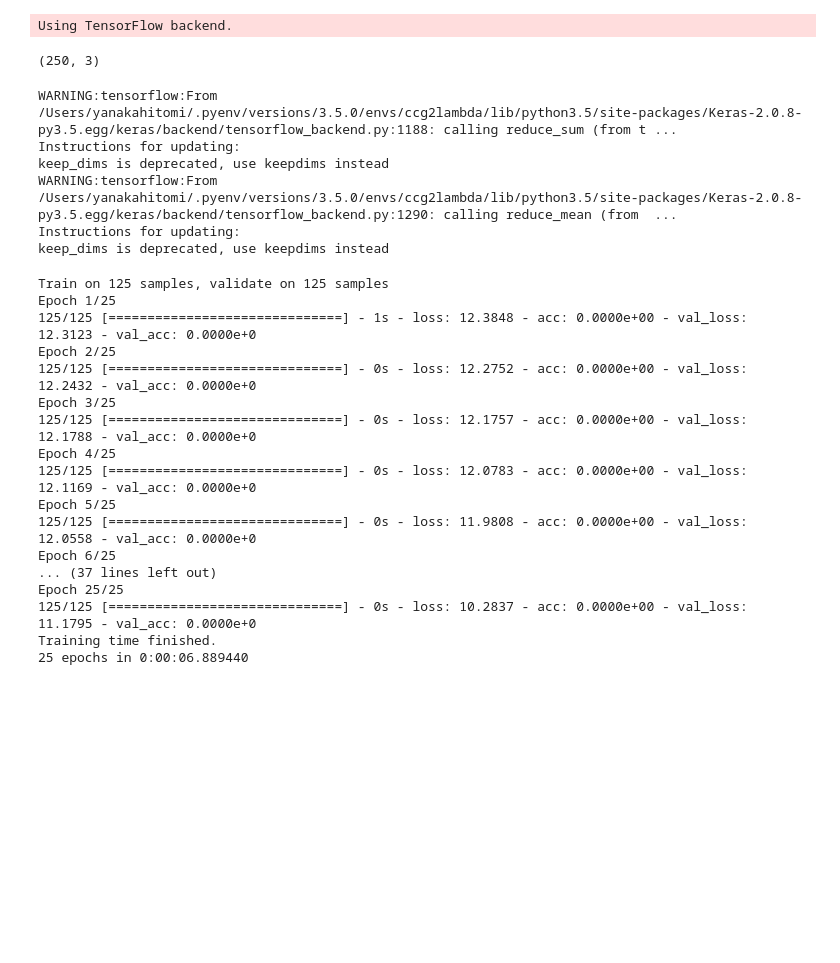
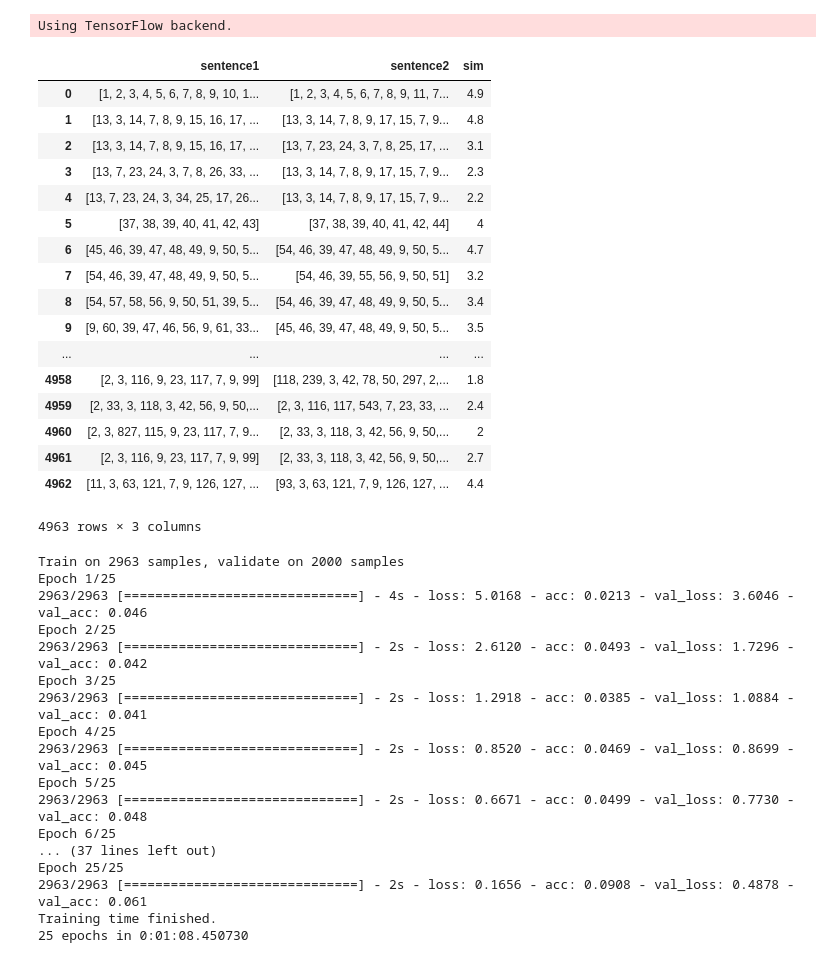
Before and after one commit to verypluming/ccg2lambda, a Jupyter notebook: Siamese-LSTM-keras.ipynb, the cells around one changed output. Cells and saved outputs as stored; diff of their text form; code cells hidden in the pictures; blank space fills up the shorter version.

```diff
--- a/Siamese-LSTM-keras.ipynb
+++ b/Siamese-LSTM-keras.ipynb
@@ -128,9 +127,26 @@ for word, index in vocabulary.items():
 
 del word2vec
 # %%
-train_df.shape
+train_df
 # %% [output]
+|  | sentence1 | sentence2 | sim |
+| 0 | [1, 2, 3, 4, 5, 6, 7, 8, 9, 10, 1... | [1, 2, 3, 4, 5, 6, 7, 8, 9, 11, 7... | 4.9 |
+| 1 | [13, 3, 14, 7, 8, 9, 15, 16, 17, ... | [13, 3, 14, 7, 8, 9, 17, 15, 7, 9... | 4.8 |
+| 2 | [13, 3, 14, 7, 8, 9, 15, 16, 17, ... | [13, 7, 23, 24, 3, 7, 8, 25, 17, ... | 3.1 |
+| 3 | [13, 7, 23, 24, 3, 7, 8, 26, 33, ... | [13, 3, 14, 7, 8, 9, 17, 15, 7, 9... | 2.3 |
+| 4 | [13, 7, 23, 24, 3, 34, 25, 17, 26... | [13, 3, 14, 7, 8, 9, 17, 15, 7, 9... | 2.2 |
+| 5 | [37, 38, 39, 40, 41, 42, 43] | [37, 38, 39, 40, 41, 42, 44] | 4 |
+| 6 | [45, 46, 39, 47, 48, 49, 9, 50, 5... | [54, 46, 39, 47, 48, 49, 9, 50, 5... | 4.7 |
+| 7 | [54, 46, 39, 47, 48, 49, 9, 50, 5... | [54, 46, 39, 55, 56, 9, 50, 51] | 3.2 |
+| 8 | [54, 57, 58, 56, 9, 50, 51, 39, 5... | [54, 46, 39, 47, 48, 49, 9, 50, 5... | 3.4 |
+| 9 | [9, 60, 39, 47, 46, 56, 9, 61, 33... | [45, 46, 39, 47, 48, 49, 9, 50, 5... | 3.5 |
+| ... | ... | ... | ... |
+| 4958 | [2, 3, 116, 9, 23, 117, 7, 9, 99] | [118, 239, 3, 42, 78, 50, 297, 2,... | 1.8 |
+| 4959 | [2, 33, 3, 118, 3, 42, 56, 9, 50,... | [2, 3, 116, 117, 543, 7, 23, 33, ... | 2.4 |
+| 4960 | [2, 3, 827, 115, 9, 23, 117, 7, 9... | [2, 33, 3, 118, 3, 42, 56, 9, 50,... | 2 |
+| 4961 | [2, 3, 116, 9, 23, 117, 7, 9, 99] | [2, 33, 3, 118, 3, 42, 56, 9, 50,... | 2.7 |
+| 4962 | [11, 3, 63, 121, 7, 9, 126, 127, ... | [93, 3, 63, 121, 7, 9, 126, 127, ... | 4.4 |
-(250, 3)
+4963 rows × 3 columns
 # %%
 max_seq_length = max(train_df.sentence1.map(lambda x: len(x)).max(),
                      train_df.sentence2.map(lambda x: len(x)).max(),
@@ -171,7 +187,7 @@ n_epoch = 25
 
 def exponent_neg_manhattan_distance(left, right):
     ''' Helper function for the similarity estimate of the LSTMs outputs'''
-    return K.exp(-K.sum(K.abs(left-right), axis=1, keepdims=True))
+    return K.exp(-K.sum(K.abs(left-right), axis=1, keepdims=True))*5
 
 # The visible layer
 left_input = Input(shape=(max_seq_length,), dtype='int32')
@@ -208,29 +224,23 @@ malstm_trained = malstm.fit([X_train['left'], X_train['right']], Y_train, batch_
 
 print("Training time finished.\n{} epochs in {}".format(n_epoch, datetime.timedelta(seconds=time()-training_start_time)))
 # %% [output]
-WARNING:tensorflow:From /Users/yanakahitomi/.pyenv/versions/3.5.0/envs/ccg2lambda/lib/python3.5/site-packages/Keras-2.0.8-py3.5.egg/keras/backend/tensorflow_backend.py:1188: calling reduce_sum (from t ...
-Instructions for updating:
-keep_dims is deprecated, use keepdims instead
-WARNING:tensorflow:From /Users/yanakahitomi/.pyenv/versions/3.5.0/envs/ccg2lambda/lib/python3.5/site-packages/Keras-2.0.8-py3.5.egg/keras/backend/tensorflow_backend.py:1290: calling reduce_mean (from  ...
-Instructions for updating:
-keep_dims is deprecated, use keepdims instead
+Train on 2963 samples, validate on 2000 samples
+Epoch 1/25
+2963/2963 [==============================] - 4s - loss: 5.0168 - acc: 0.0213 - val_loss: 3.6046 - val_acc: 0.046
+Epoch 2/25
+2963/2963 [==============================] - 2s - loss: 2.6120 - acc: 0.0493 - val_loss: 1.7296 - val_acc: 0.042
+Epoch 3/25
+2963/2963 [==============================] - 2s - loss: 1.2918 - acc: 0.0385 - val_loss: 1.0884 - val_acc: 0.041
+Epoch 4/25
+2963/2963 [==============================] - 2s - loss: 0.8520 - acc: 0.0469 - val_loss: 0.8699 - val_acc: 0.045
+Epoch 5/25
+2963/2963 [==============================] - 2s - loss: 0.6671 - acc: 0.0499 - val_loss: 0.7730 - val_acc: 0.048
+Epoch 6/25
+... (37 lines left out)
+Epoch 25/25
+2963/2963 [==============================] - 2s - loss: 0.1656 - acc: 0.0908 - val_loss: 0.4878 - val_acc: 0.061
+Training time finished.
+25 epochs in 0:01:08.450730
-Train on 125 samples, validate on 125 samples
-Epoch 1/25
-125/125 [==============================] - 1s - loss: 12.3848 - acc: 0.0000e+00 - val_loss: 12.3123 - val_acc: 0.0000e+0
-Epoch 2/25
-125/125 [==============================] - 0s - loss: 12.2752 - acc: 0.0000e+00 - val_loss: 12.2432 - val_acc: 0.0000e+0
-Epoch 3/25
-125/125 [==============================] - 0s - loss: 12.1757 - acc: 0.0000e+00 - val_loss: 12.1788 - val_acc: 0.0000e+0
-Epoch 4/25
-125/125 [==============================] - 0s - loss: 12.0783 - acc: 0.0000e+00 - val_loss: 12.1169 - val_acc: 0.0000e+0
-Epoch 5/25
-125/125 [==============================] - 0s - loss: 11.9808 - acc: 0.0000e+00 - val_loss: 12.0558 - val_acc: 0.0000e+0
-Epoch 6/25
-... (37 lines left out)
-Epoch 25/25
-125/125 [==============================] - 0s - loss: 10.2837 - acc: 0.0000e+00 - val_loss: 11.1795 - val_acc: 0.0000e+0
-Training time finished.
-25 epochs in 0:00:06.889440
 # %%
 # Plot accuracy
 plt.plot(malstm_trained.history['acc'])
```
Also changed, not shown: parts of 4 cells of this notebook.
